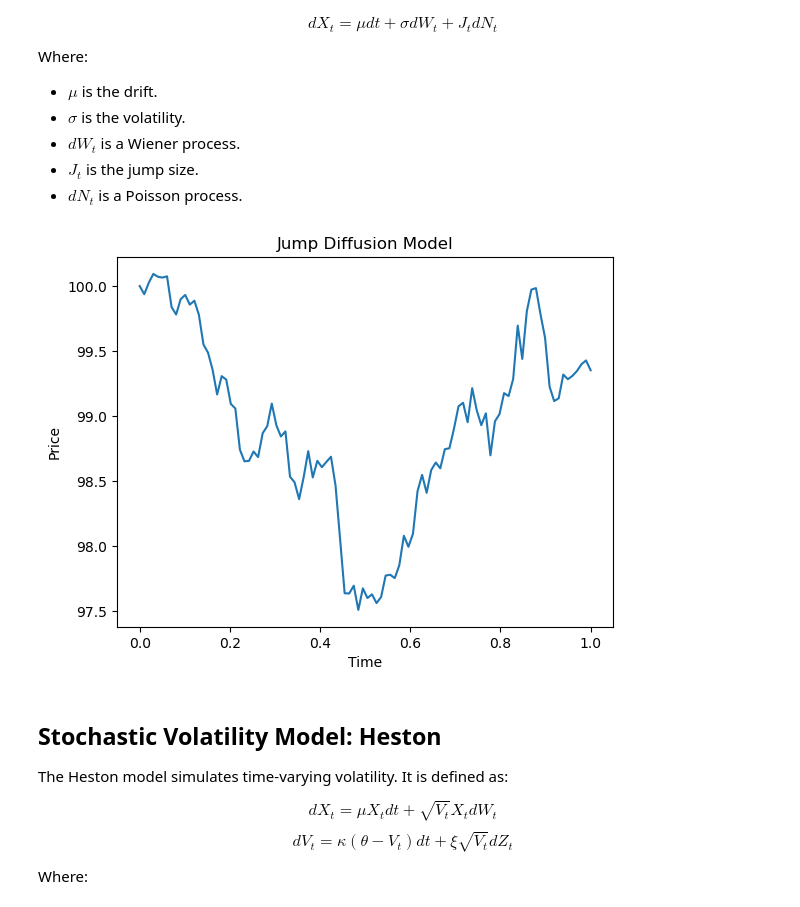
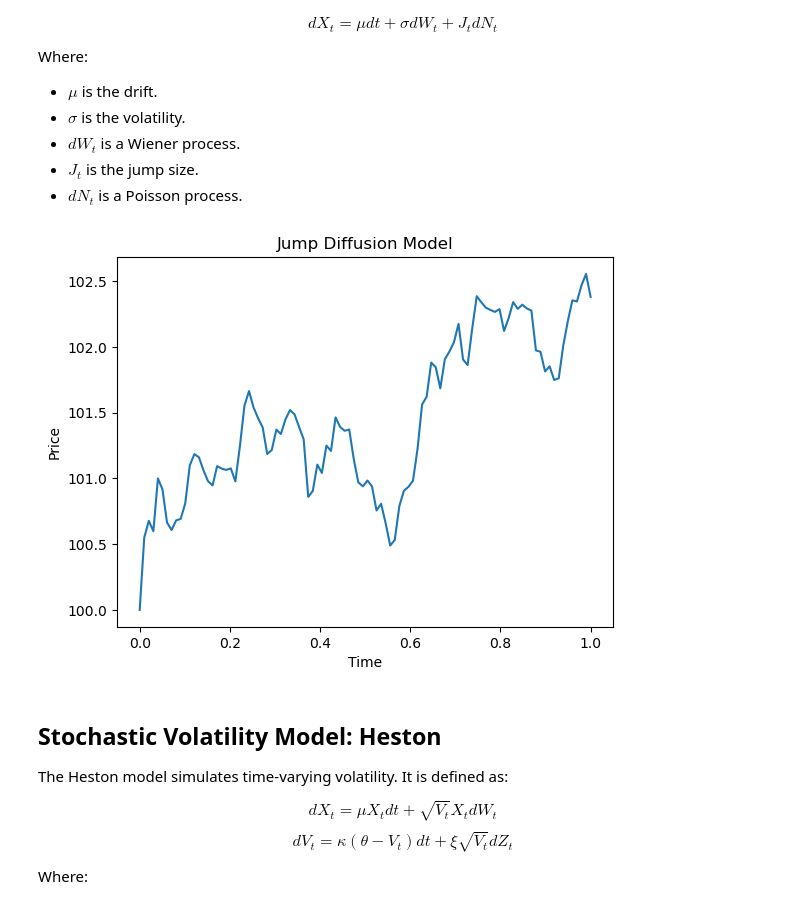
Before and after one commit to astronaut505/VolatilityVortex, a Jupyter notebook: notebook/advanced_market_simulation.ipynb, the cells around one changed output. Cells and saved outputs as stored; diff of their text form; code cells hidden in the pictures.

```diff
--- a/notebook/advanced_market_simulation.ipynb
+++ b/notebook/advanced_market_simulation.ipynb
@@ -70,38 +52,16 @@ Where:
 - $J_t$ is the jump size.
 - $dN_t$ is a Poisson process.
 # %%
-# Jump Diffusion Model Implementation
-def jump_diffusion_model(mu, sigma, lambda_, jump_mean, jump_std, X0, T, dt):
-    n = int(T / dt)
-    X = np.zeros(n)
-    X[0] = X0
-    for t in range(1, n):
-        dW = np.random.normal(0, np.sqrt(dt))
-        dN = np.random.poisson(lambda_ * dt)
-        J = np.random.normal(jump_mean, jump_std) if dN > 0 else 0
-        X[t] = X[t-1] + mu * dt + sigma * dW + J
-    return X
-
-# Parameters
-mu = 0.1
-sigma = 1.5
-lambda_ = 0.5
-jump_mean = 5
-jump_std = 2
-X0 = 100
-T = 1.0
-dt = 0.01
-
-# Simulate and Plot
-jump_diffusion = jump_diffusion_model(mu, sigma, lambda_, jump_mean, jump_std, X0, T, dt)
-time = np.linspace(0, T, int(T / dt))
+# Load Jump Diffusion Model from CSV
+jump_diffusion = results["Jump_Diffusion"]
+time = results["Time"]
 plt.plot(time, jump_diffusion)
 plt.title("Jump Diffusion Model")
 plt.xlabel("Time")
 plt.ylabel("Price")
 plt.show()
 # %% [output]
-[figure, old version]
+[figure, new version]
 # %% [markdown]
 ## Stochastic Volatility Model: Heston
 The Heston model simulates time-varying volatility. It is defined as:
```
Also changed, not shown: parts of 2 cells of this notebook.
